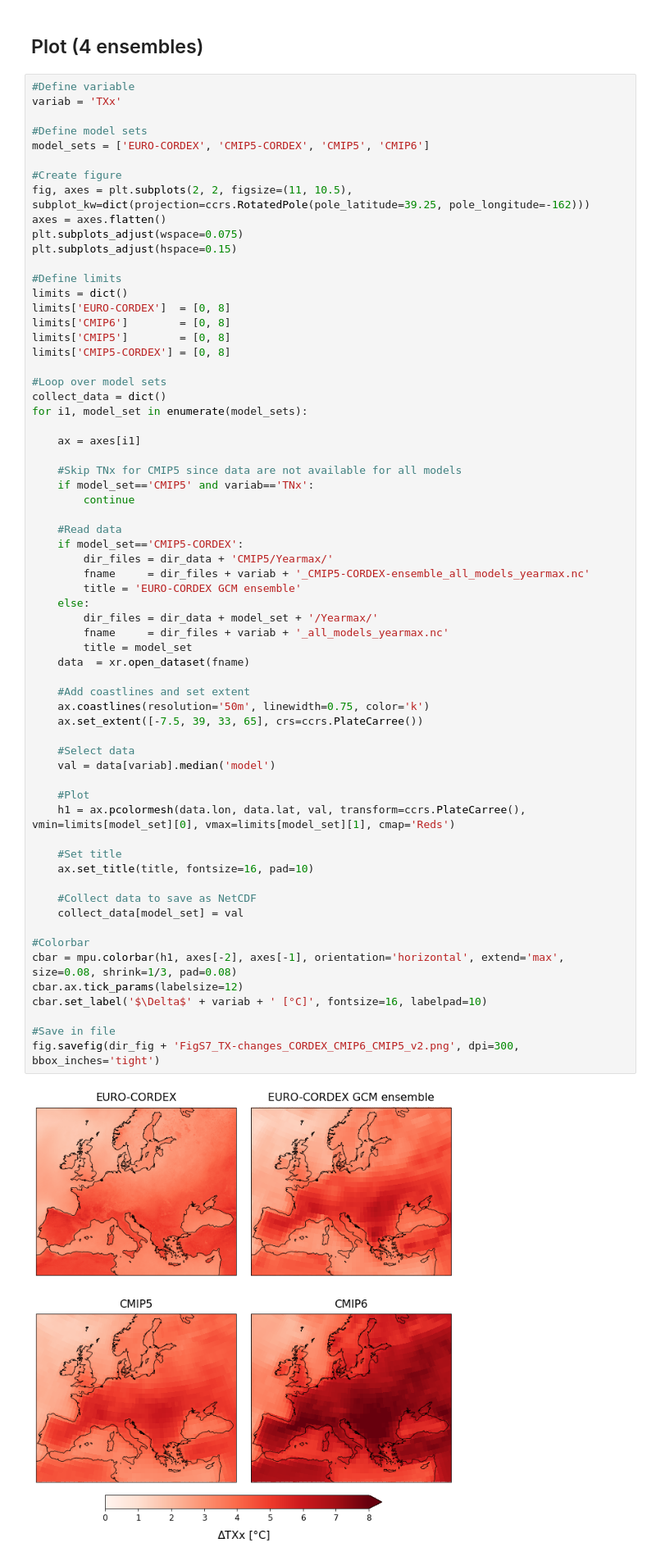
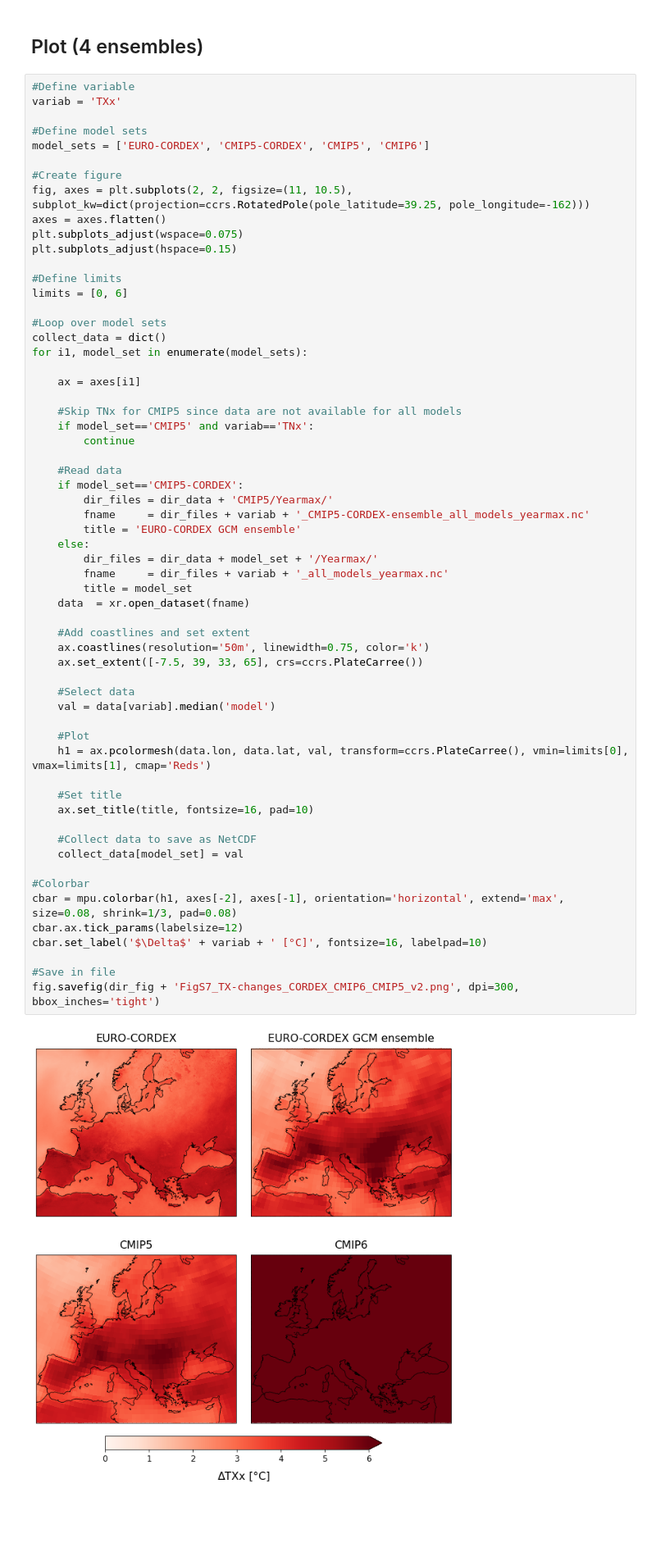
Before and after one commit to schwings-clemens/ambient-heat-european-cities, a Jupyter notebook: Scripts3_Plot/Plot_FigS7_TXx_maps_CORDEX_CMIP6_CMIP5.ipynb, the cells around one changed output. Shown at 82% size. Saved outputs shown, nothing was run; the diff lists cells and outputs as text; blank space fills up the shorter version.

```diff
--- a/Scripts3_Plot/Plot_FigS7_TXx_maps_CORDEX_CMIP6_CMIP5.ipynb
+++ b/Scripts3_Plot/Plot_FigS7_TXx_maps_CORDEX_CMIP6_CMIP5.ipynb
@@ -34,11 +34,7 @@ plt.subplots_adjust(wspace=0.075)
 plt.subplots_adjust(hspace=0.15)
 
 #Define limits
-limits = dict()
-limits['EURO-CORDEX']  = [0, 8]
-limits['CMIP6']        = [0, 8]
-limits['CMIP5']        = [0, 8]
-limits['CMIP5-CORDEX'] = [0, 8]
+limits = [0, 6]
 
 #Loop over model sets
 collect_data = dict()
@@ -57,35 +53,35 @@ for i1, model_set in enumerate(model_sets):
         title = 'EURO-CORDEX GCM ensemble'
     else:
         dir_files = dir_data + model_set + '/Yearmax/'
         fname     = dir_files + variab + '_all_models_yearmax.nc'
         title = model_set
     data  = xr.open_dataset(fname)
 
     #Add coastlines and set extent
     ax.coastlines(resolution='50m', linewidth=0.75, color='k')
     ax.set_extent([-7.5, 39, 33, 65], crs=ccrs.PlateCarree())
 
     #Select data
     val = data[variab].median('model')
 
     #Plot
-    h1 = ax.pcolormesh(data.lon, data.lat, val, transform=ccrs.PlateCarree(), vmin=limits[model_set][0], vmax=limits[model_set][1], cmap='Reds')
+    h1 = ax.pcolormesh(data.lon, data.lat, val, transform=ccrs.PlateCarree(), vmin=limits[0], vmax=limits[1], cmap='Reds')
 
     #Set title
     ax.set_title(title, fontsize=16, pad=10)
 
     #Collect data to save as NetCDF
     collect_data[model_set] = val
 
 #Colorbar
 cbar = mpu.colorbar(h1, axes[-2], axes[-1], orientation='horizontal', extend='max', size=0.08, shrink=1/3, pad=0.08)
 cbar.ax.tick_params(labelsize=12)
 cbar.set_label('$\Delta$' + variab + ' [°C]', fontsize=16, labelpad=10)
 
 #Save in file
 fig.savefig(dir_fig + 'FigS7_TX-changes_CORDEX_CMIP6_CMIP5_v2.png', dpi=300, bbox_inches='tight')
 # %% [output]
-[figure, old version]
+[figure, new version]
 # %% [markdown]
 ## Export data to excel NetCDF
 # %%
```
Also changed, not shown: parts of 1 cell of this notebook, 6 other files.
